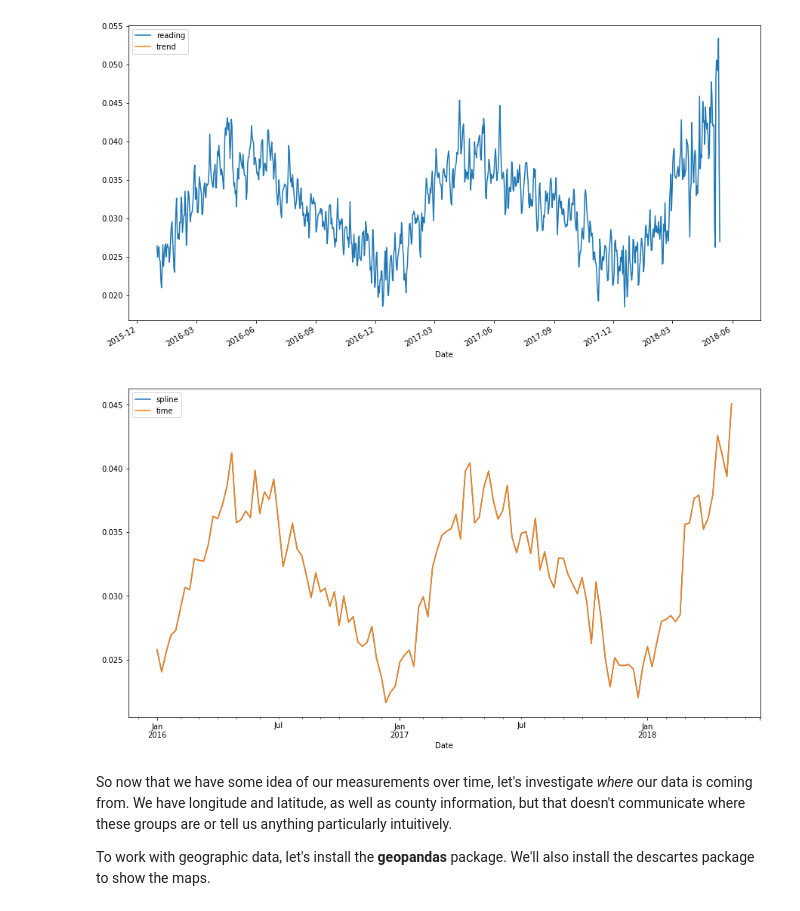
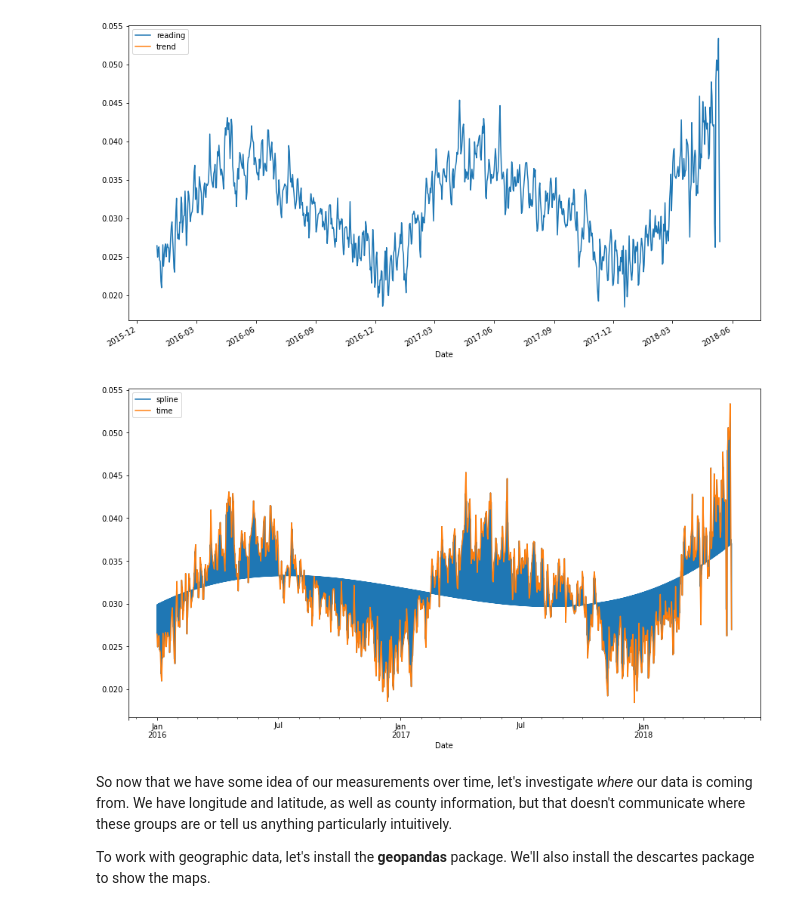
Before and after one commit to bigdatachallenge/2019_bdc_workshops, a Jupyter notebook: MD Python3 Week-1.ipynb, the cells around one changed output. Saved outputs shown, nothing was run; the diff lists cells and outputs as text; code cells hidden in the pictures.

```diff
--- a/MD Python3 Week-1.ipynb
+++ b/MD Python3 Week-1.ipynb
@@ -482,16 +482,16 @@ agg_Ozone_df[["reading","trend"]].plot()
 # %%
 ts = agg_Ozone
 ts[ts==-1] = np.nan
-ts = ts.resample('W').mean()
+ts = ts.resample('T').mean()
 
 ts.interpolate(method='spline', order=3).plot()
 ts.interpolate(method='time').plot()
 lines, labels = plt.gca().get_legend_handles_labels()
 labels = ['spline', 'time']
 plt.legend(lines, labels, loc='best')
 plt.show()
 # %% [output]
-[figure, old version]
+[figure, new version]
 # %% [markdown]
 So now that we have some idea of our measurements over time, let's investigate *where* our data is coming from. We have longitude and latitude, as well as county information, but that doesn't communicate where these groups are or tell us anything particularly intuitively.
 
```
